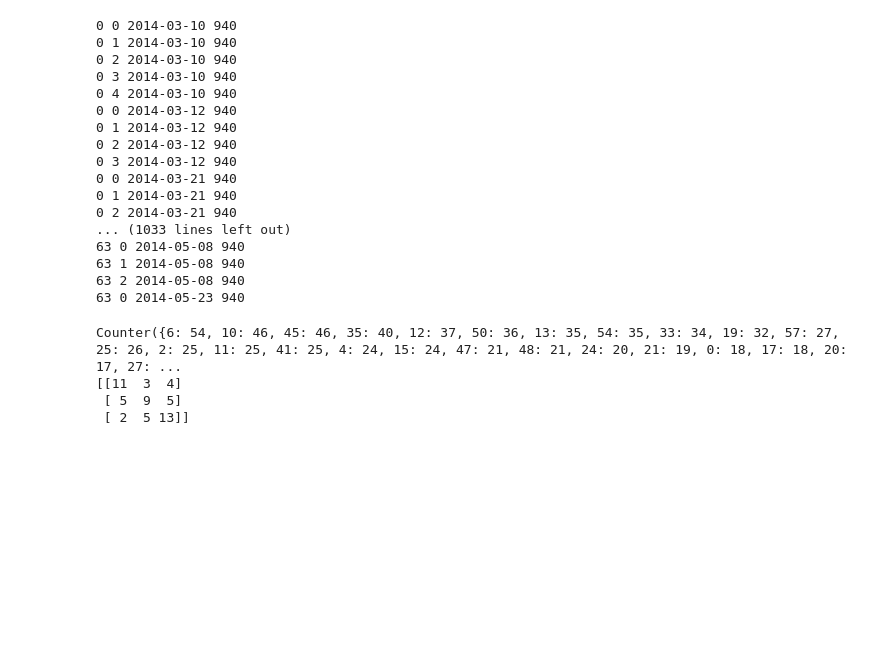
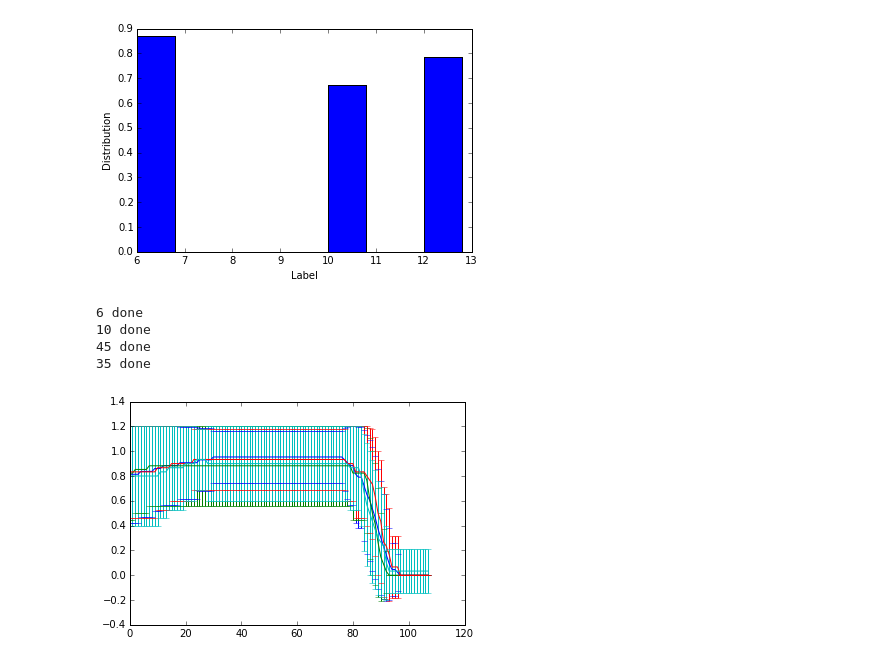
Before and after one commit to snap-stanford/series, a Jupyter notebook: Alignment.ipynb, the cells around one changed output. Saved outputs shown, nothing was run; the diff lists cells and outputs as text; code cells hidden in the pictures; blank space fills up the shorter version.

Commit message:
added classification and clustering pipelines

```diff
--- a/Alignment.ipynb
+++ b/Alignment.ipynb
@@ -284,56 +358,3 @@ with open('/dfs/scratch0/abhisg/granular_analysis/user_id') as fp:
 #superdf = LoadDataFrame('dfms.pkl')
 #superfd = CreateAlignment(superdf)
 #SaveDataFrame(superfd,'dfall.pkl')
-# %%
-columns = ["Steer_Angle", "Velocity", "Heading", "Brightness", "Road_Type", "Num_Oncoming_Lanes", "Curr_Seg_ID", "Seg_Dist_Left", "Next_Seg_ID", "Steer_Velocity", "Brake", "Pedal", "Fuel", "X_Accel", "Y_Accel", "Mileage", "RPM", "Wiper_Speed", "Time2Coll", "Deacc_Request"]
-superfd = LoadDataFrame('dfall.pkl')
-(features,labels) = FeaturesForClassifier(superfd,featurecolumns)
-SaveDataFrame(features,'ftrs.pkl')
-SaveDataFrame(labels,'lbl.pkl')
-# %% [output]
-0 0 2014-03-10 940
-0 1 2014-03-10 940
-0 2 2014-03-10 940
-0 3 2014-03-10 940
-0 4 2014-03-10 940
-0 0 2014-03-12 940
-0 1 2014-03-12 940
-0 2 2014-03-12 940
-0 3 2014-03-12 940
-0 0 2014-03-21 940
-0 1 2014-03-21 940
-0 2 2014-03-21 940
-... (1033 lines left out)
-63 0 2014-05-08 940
-63 1 2014-05-08 940
-63 2 2014-05-08 940
-63 0 2014-05-23 940
-# %%
-features,labels = pickle.load(open('ftrs.pkl')),pickle.load(open('lbl.pkl'))
-print Counter(labels)
-idx = []
-for i in xrange(len(labels)):
-    if labels[i] in [24,21,0]:
-        idx.append(i)
-idx = np.array(idx)
-features = np.array(features)[idx,0:140]
-labels = np.array(labels)[idx]
-cvobj = StratifiedKFold(labels,n_folds=5)
-prob_mat = {}
-actual,predictions = [],[]
-for train_idx,test_idx in cvobj:
-        model = RandomForestClassifier(oob_score=True,n_estimators=100,warm_start=False,class_weight='auto',criterion='entropy',random_state=1)
-        #model = LogisticRegression(class_weight='auto')
-        #model = svm.SVC(kernel='linear')
-        model.fit(features[train_idx],labels[train_idx])
-        for indx in test_idx:
-                actual.append(labels[indx])
-                predictions.append(model.predict(features[indx]))
-print confusion_matrix(actual,predictions)
-plt.imshow(confusion_matrix(actual,predictions), interpolation='nearest')
-plt.show()
-# %% [output]
-Counter({6: 54, 10: 46, 45: 46, 35: 40, 12: 37, 50: 36, 13: 35, 54: 35, 33: 34, 19: 32, 57: 27, 25: 26, 2: 25, 11: 25, 41: 25, 4: 24, 15: 24, 47: 21, 48: 21, 24: 20, 21: 19, 0: 18, 17: 18, 20: 17, 27: ...
-[[11  3  4]
- [ 5  9  5]
- [ 2  5 13]]
@@ -340,5 +366,20 @@ Counter({6: 54, 10: 46, 45: 46, 35: 40, 12: 37, 50: 36, 13: 35, 54: 35, 33: 34,
+# %%
+#columns = ["Steer_Angle", "Velocity", "Heading", "Brightness","Steer_Velocity", "Brake", "Pedal", "Fuel", "X_Accel", "Y_Accel", "Mileage", "RPM", "R_Sig"]
+#superfd = LoadDataFrame('../dfall.pkl')
+#ClassificationPipeline(loadfile=True,filename='../newclassificationdata.pkl',users=[4,10,12,13])
+#ClassificationPipeline(superdf=superfd,filename='../newclassificationdata.pkl',users=[4,10,12,13],featurecolumns=columns)
+data = LoadDataFrame('../classificationdata.pkl')
+ClusteringPipeline(data[:,:-1],data[:,-1],[6,10,12])
+# %% [output]
+[figure, added]
 # %%
-superdf = pickle.load(open('dfall.pkl'))
-plotComparison(superdf,'Y_Accel',['6','10'],[[(0,'2014-04-04'),(1,'2014-04-04'),(2,'2014-04-04'),(3,'2014-04-04')],[(0,'2014-04-29'),(1,'2014-04-29'),(2,'2014-04-29'),(3,'2014-04-29')]])
-#plotUser(superdf,user='6',feature='Velocity')
-#plotFeature(superdf,users=['6','10','45','35'],feature='Steer_Angle',errorbar=True)
+#superdf = pickle.load(open('../dfall.pkl'))
+#plotComparison(superdf,'Y_Accel',['6','10'],[[(0,'2014-04-04'),(1,'2014-04-04'),(2,'2014-04-04'),(3,'2014-04-04')],[(0,'2014-04-29'),(1,'2014-04-29'),(2,'2014-04-29'),(3,'2014-04-29')]])
+#plotUser(superdf,user='6',feature='Steer_Angle')
+#plotFeature(superdf,users=['6','10','45','35'],feature='R_Sig',errorbar=True)
+# %% [output]
+6 done
+10 done
+45 done
+35 done
+[figure, added]
```
Also changed, not shown: parts of 4 cells of this notebook.
